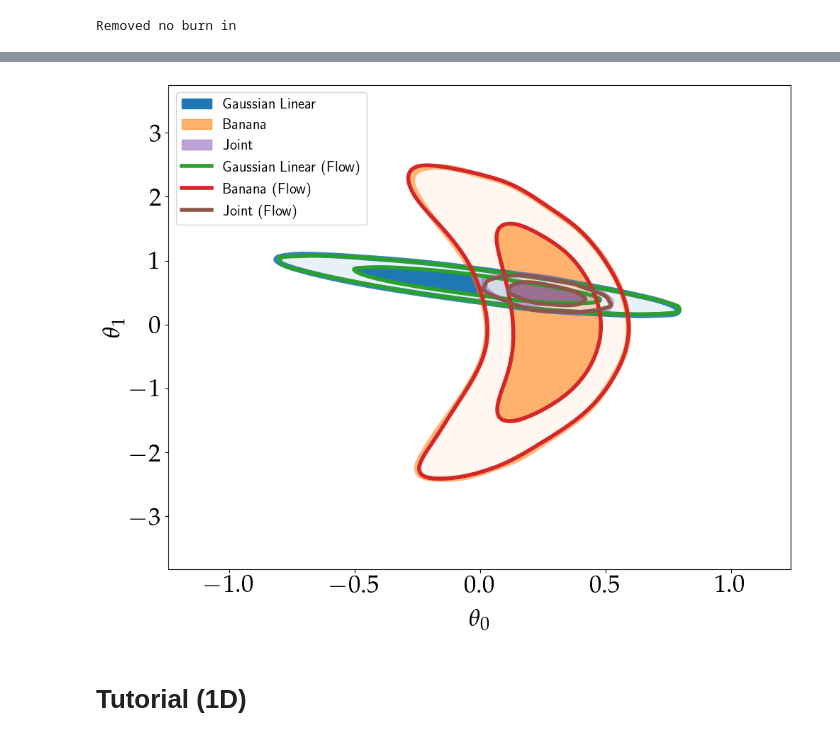
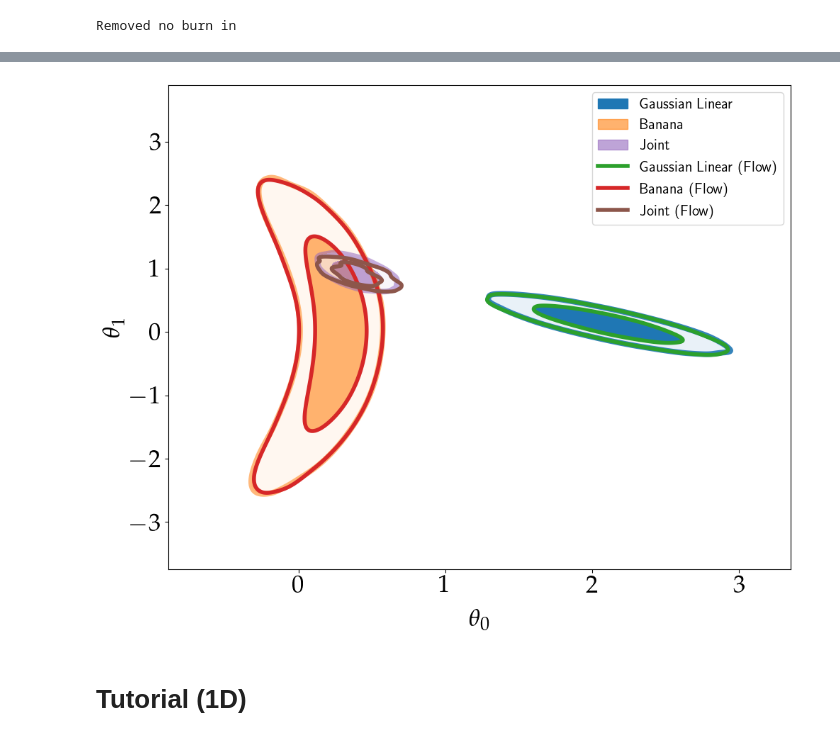
Before and after one commit to Harry45/emuflow, a Jupyter notebook: showcase.ipynb, the cells around one changed output, grey strips where cells are left out. Cells and saved outputs as stored; diff of their text form; code cells hidden in the pictures.

```diff
--- a/showcase.ipynb
+++ b/showcase.ipynb
@@ -111,18 +111,20 @@ def joint_logpost(theta, data_gl, data_bn, xvalues, sigma):
     return logl + logp
 
 class JointSampler(GaussianLinearClass, BananaClass):
-    def __init__(self, truth, sigma=1.0, ndata=100, xmin = 0.0, xmax = 1.0):
-        GaussianLinearClass.__init__(self, truth, sigma, ndata, xmin, xmax)
-        BananaClass.__init__(self, truth, sigma, ndata)
+    def __init__(self, truth_gl, truth_bn, sigma=1.0, ndata=100, xmin = 0.0, xmax = 1.0):
+        self.initial = 0.5*(truth_gl + truth_bn)
+        GaussianLinearClass.__init__(self, truth_gl, sigma, ndata, xmin, xmax)
+        BananaClass.__init__(self, truth_bn, sigma, ndata)
 
     def joint_sampler(self, nsamples, nwalkers = 4, eps = 1E-3):
-        pos = self.truth + eps * np.random.randn(nwalkers, self.ndim)
+        pos = self.initial + eps * np.random.randn(nwalkers, self.ndim)
         nwalkers, ndim = pos.shape
         sampler = emcee.EnsembleSampler(nwalkers, ndim, joint_logpost, args=(self.data_gl, self.data_bn, self.xvalues, self.sigma))
         sampler.run_mcmc(pos, nsamples, progress=True);
         return sampler
 # %%
-truth = np.array([0.25, 0.25])
+truth_gl = np.array([2.0, 0.25])
+truth_bn = np.array([0.25, 0.25])
 
 # GLmodule = GaussianLinearClass(truth)
 # GLsampler = GLmodule.gl_sampler(10000, nwalkers = 12)
@@ -130,7 +132,7 @@ truth = np.array([0.25, 0.25])
 # banana_module = BananaClass(truth)
 # banana_sampler = banana_module.banana_sampler(10000, nwalkers = 12)
 
-module = JointSampler(truth)
+module = JointSampler(truth_gl, truth_bn)
 # %%
 sampler_gl = module.gl_sampler(nsamples, nwalkers)
 sampler_banana = module.banana_sampler(nsamples, nwalkers)
@@ -266,7 +268,7 @@ class NormFlow(DataSet):
         self.dataset, self.fiducial, self.std = create_dataset(data, nsamples)
 
         dist_x = torch.distributions.Independent(torch.distributions.Normal(self.fiducial, self.std), 1)
-        bijector = build_network(hidden=(32, 32, ))# bij.SplineAutoregressive()
+        bijector = build_network(hidden=(16, 16, 16))
         self.dist_y = dist.Flow(dist_x, bijector)
         self.banana_sim = banana_sim
 
@@ -346,6 +348,7 @@ class SampleFlow:
         sampler.run_mcmc(pos, nsamples, progress=True)
         return sampler
 # %%
+truth = 0.5 * (truth_gl + truth_bn)
 joint_flow = SampleFlow([gl_flow, banana_flow])
 sampler_flow = joint_flow.sampler(truth, nsamples)
 # %%
@@ -373,22 +376,22 @@ plt.show()
 # %%
 g = plots.get_single_plotter(width_inch=10, ratio=0.8)
 g.settings.axes_fontsize = fontSize+5
 g.settings.lab_fontsize = fontSize+5
 g.settings.fontsize = fontSize+5
 g.settings.solid_contour_palefactor = 0.9
 g.settings.alpha_filled_add = 0.6
 g.settings.alpha_factor_contour_lines = 0.9
 g.settings.lw_contour = 2
 g.settings.legend_fontsize = 15
 g.plot_2d([samples_1, samples_2, samples_3, samples_1_flow, samples_2_flow, samples_3_flow], 'x0', 'x1',
           filled=[True, True, True, False, False, False],
           colors=[color1, color2, color5, color3, color4, color6],
           lws= [2, 2, 2, 4, 4, 4])
-g.add_legend(['Gaussian Linear', 'Banana', 'Joint', 'Gaussian Linear (Flow)', 'Banana (Flow)', 'Joint (Flow)'], legend_loc='upper left');
+g.add_legend(['Gaussian Linear', 'Banana', 'Joint', 'Gaussian Linear (Flow)', 'Banana (Flow)', 'Joint (Flow)'], legend_loc='upper right');
 # plt.savefig(f'plots/gl_banana_all_flows.pdf', bbox_inches = 'tight')
 plt.show()
 # %% [output]
-[figure, old version]
+[figure, new version]
 # %%
 # import cv2
 # import os
```
Also changed, not shown: parts of 5 cells of this notebook, 5 other files.
